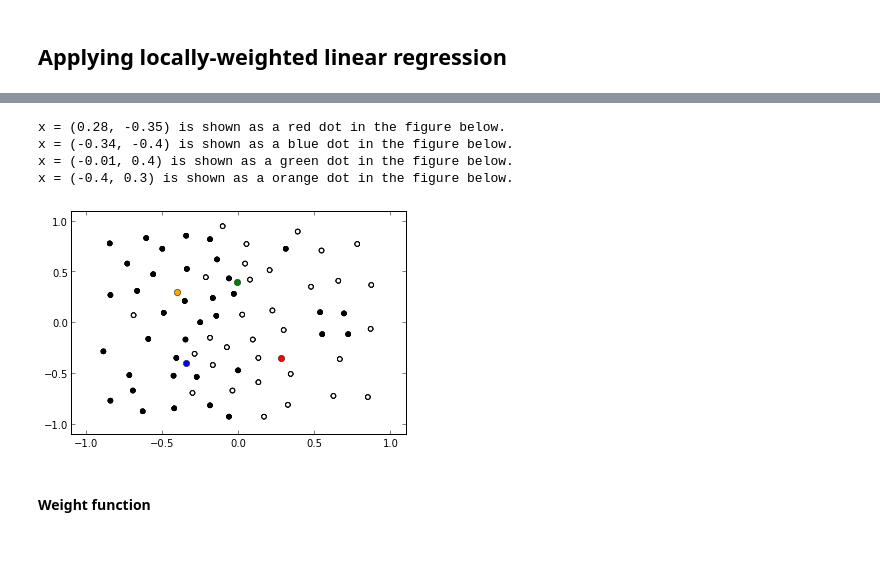
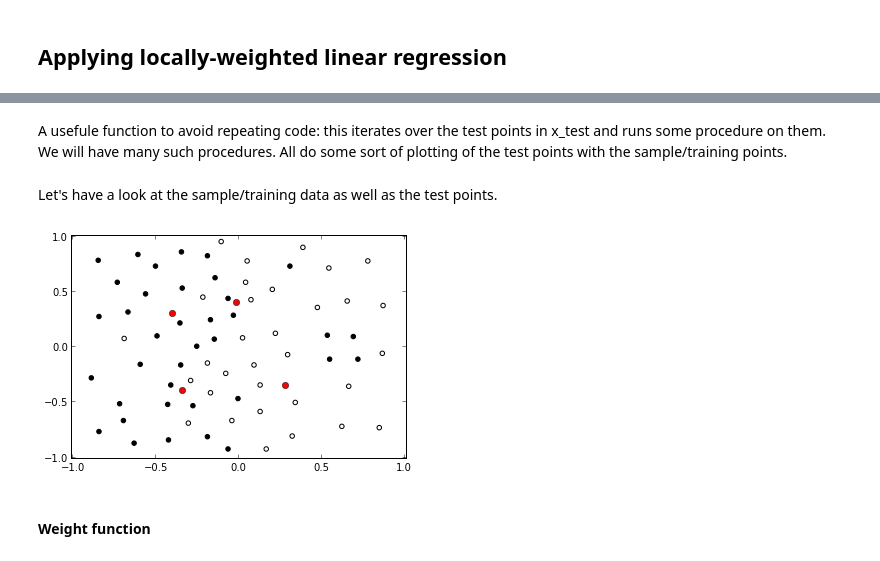
Before and after one commit to twoquarterrican/stanford_ml_ps1, a Jupyter notebook: lwlr.ipynb, the cells around one changed output, grey strips where cells are left out. Cells and saved outputs as stored; diff of their text form; code cells hidden in the pictures.

```diff
--- a/lwlr.ipynb
+++ b/lwlr.ipynb
@@ -111,8 +137,9 @@ def number_to_color(number):
         return 'white'
 ycol = map(number_to_color, y_sample)
 # %%
+# We will use this function several times in the sequel to plot the points with the black and white markers
 def show_scatter_plot(point_colors=ycol):
     plt.scatter(x_sample[:,0],x_sample[:,1],c=point_colors, marker='o')
-    plt.axis([-1.1,1.1,-1.1,1.1])
+    plt.axis([-1.01,1.01,-1.01,1.01])
 # %% [markdown]
 ## Applying locally-weighted linear regression
@@ -125,2 +153,4 @@ test_colors = array(['red','blue','green','orange'])
+# %% [markdown]
+A usefule function to avoid repeating code: this iterates over the test points in x_test and runs some procedure on them.  We will have many such procedures.  All do some sort of plotting of the test points with the sample/training points.
 # %%
 def run_procedure_on_test_points(proc, *args):
@@ -139,15 +168,10 @@ def run_procedure_on_test_points(proc, *args):
-# %%
-for i in range(x_test.shape[0]):
-    x = x_test[i].reshape((3,1))
-    print "x = (" + str(x[1,0]) + ", " + str(x[2,0]) + ")"+\
-        " is shown as a " + test_colors[i] + " dot in the figure below."
-    show_scatter_plot()
-    plt.plot([x[1,0]],[x[2,0]],c=test_colors[i],marker='o');
-# %% [output]
-x = (0.28, -0.35) is shown as a red dot in the figure below.
-x = (-0.34, -0.4) is shown as a blue dot in the figure below.
-x = (-0.01, 0.4) is shown as a green dot in the figure below.
-x = (-0.4, 0.3) is shown as a orange dot in the figure below.
-[figure, removed]
+# %% [markdown]
+Let's have a look at the sample/training data as well as the test points.
+# %%
+show_scatter_plot()
+for x in x_test:
+    plt.plot([x[0,1]],[x[0,2]], c='r', marker='o')
+# %% [output]
+[figure, added]
 # %% [markdown]
 #### Weight function
```
Also changed, not shown: parts of 61 cells of this notebook, 5 other files.
